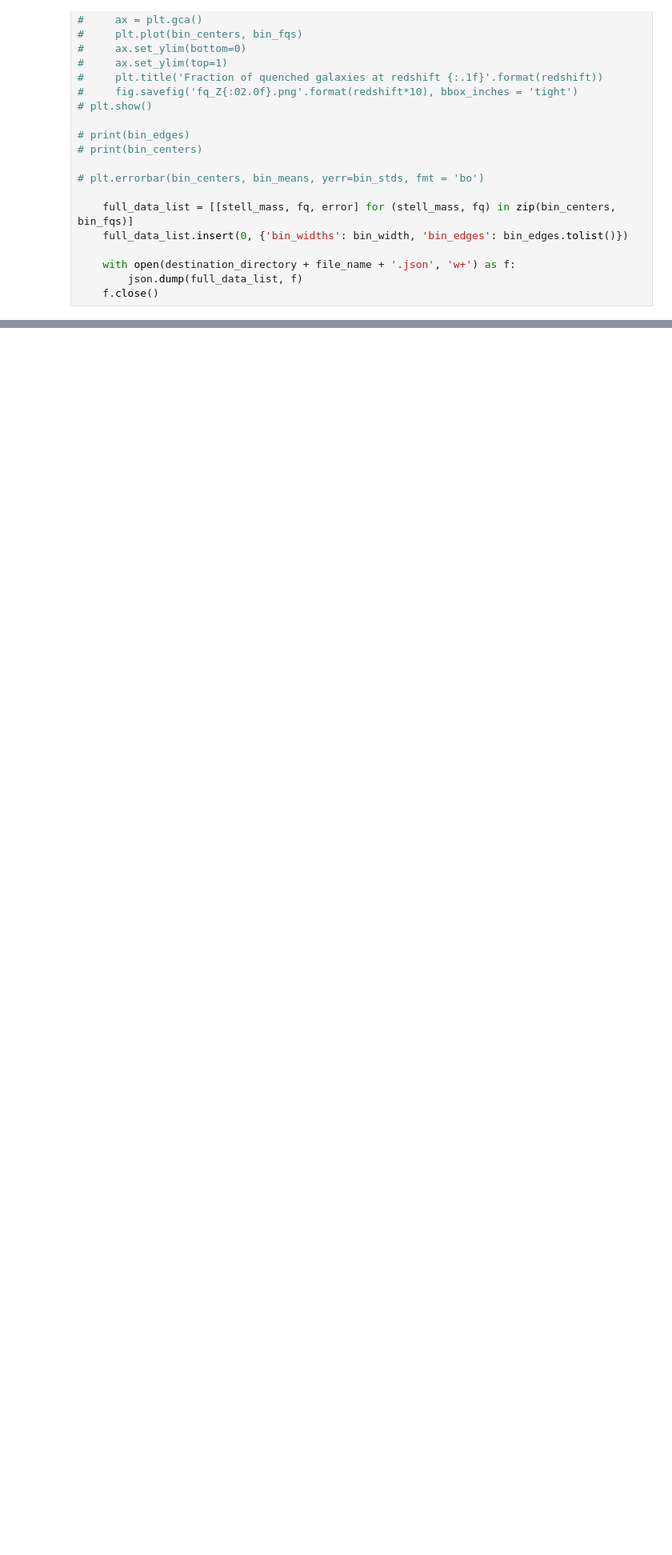
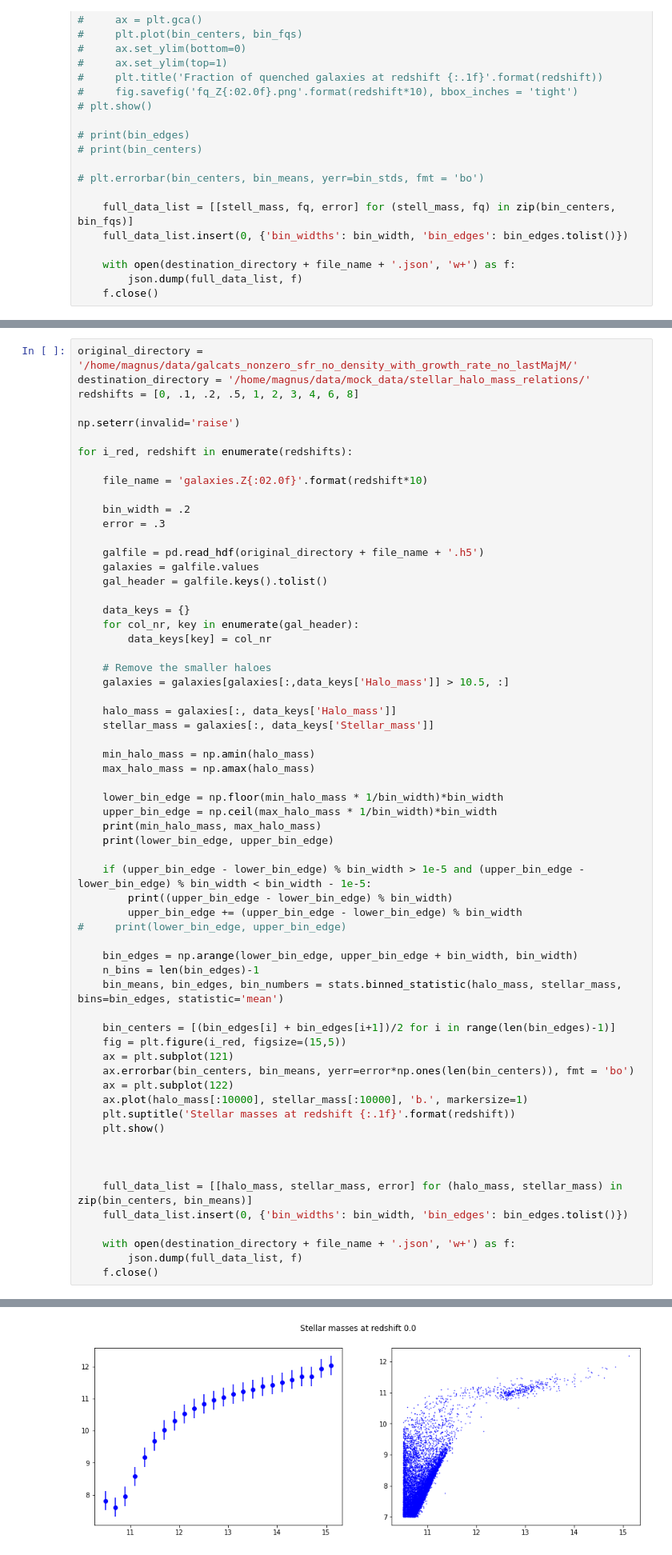
Before and after one commit to magnus-lindstrom/masters-project-galaxy-formation, a Jupyter notebook: code/non_network_notebooks/create_mock_obs_data.ipynb, the cells around one changed output, grey strips where cells are left out. Shown at 80% size. Cells and saved outputs as stored; diff of their text form; blank space fills up the shorter version.

```diff
--- a/code/non_network_notebooks/create_mock_obs_data.ipynb
+++ b/code/non_network_notebooks/create_mock_obs_data.ipynb
@@ -274,0 +274,63 @@ for i_red, redshift in enumerate(redshifts):
+# %%
+original_directory = '/home/magnus/data/galcats_nonzero_sfr_no_density_with_growth_rate_no_lastMajM/'
+destination_directory = '/home/magnus/data/mock_data/stellar_halo_mass_relations/'
+redshifts = [0, .1, .2, .5, 1, 2, 3, 4, 6, 8]
+
+np.seterr(invalid='raise')
+
+for i_red, redshift in enumerate(redshifts):
+
+    file_name = 'galaxies.Z{:02.0f}'.format(redshift*10)
+
+    bin_width = .2
+    error = .3
+
+    galfile = pd.read_hdf(original_directory + file_name + '.h5')
+    galaxies = galfile.values
+    gal_header = galfile.keys().tolist()
+
+    data_keys = {}
+    for col_nr, key in enumerate(gal_header):
+        data_keys[key] = col_nr
+
+    # Remove the smaller haloes
+    galaxies = galaxies[galaxies[:,data_keys['Halo_mass']] > 10.5, :]
+
+    halo_mass = galaxies[:, data_keys['Halo_mass']]
+    stellar_mass = galaxies[:, data_keys['Stellar_mass']]
+
+    min_halo_mass = np.amin(halo_mass)
+    max_halo_mass = np.amax(halo_mass)
+
+    lower_bin_edge = np.floor(min_halo_mass * 1/bin_width)*bin_width
+    upper_bin_edge = np.ceil(max_halo_mass * 1/bin_width)*bin_width
+    print(min_halo_mass, max_halo_mass)
+    print(lower_bin_edge, upper_bin_edge)
+
+    if (upper_bin_edge - lower_bin_edge) % bin_width > 1e-5 and (upper_bin_edge - lower_bin_edge) % bin_width < bin_width - 1e-5:
+        print((upper_bin_edge - lower_bin_edge) % bin_width)
+        upper_bin_edge += (upper_bin_edge - lower_bin_edge) % bin_width
+#     print(lower_bin_edge, upper_bin_edge)
+
+    bin_edges = np.arange(lower_bin_edge, upper_bin_edge + bin_width, bin_width)
+    n_bins = len(bin_edges)-1
+    bin_means, bin_edges, bin_numbers = stats.binned_statistic(halo_mass, stellar_mass, bins=bin_edges, statistic='mean')
+
+    bin_centers = [(bin_edges[i] + bin_edges[i+1])/2 for i in range(len(bin_edges)-1)]
+    fig = plt.figure(i_red, figsize=(15,5))
+    ax = plt.subplot(121)
+    ax.errorbar(bin_centers, bin_means, yerr=error*np.ones(len(bin_centers)), fmt = 'bo')
+    ax = plt.subplot(122)
+    ax.plot(halo_mass[:10000], stellar_mass[:10000], 'b.', markersize=1)
+    plt.suptitle('Stellar masses at redshift {:.1f}'.format(redshift))
+    plt.show()
+
+
+
+    full_data_list = [[halo_mass, stellar_mass, error] for (halo_mass, stellar_mass) in zip(bin_centers, bin_means)]
+    full_data_list.insert(0, {'bin_widths': bin_width, 'bin_edges': bin_edges.tolist()})
+
+    with open(destination_directory + file_name + '.json', 'w+') as f:
+        json.dump(full_data_list, f)
+    f.close()
+# %% [output]
@@ -274,0 +339 @@ for i_red, redshift in enumerate(redshifts):
+[figure, added]
```
Also changed, not shown: parts of 3 cells of this notebook, 4 other files.
